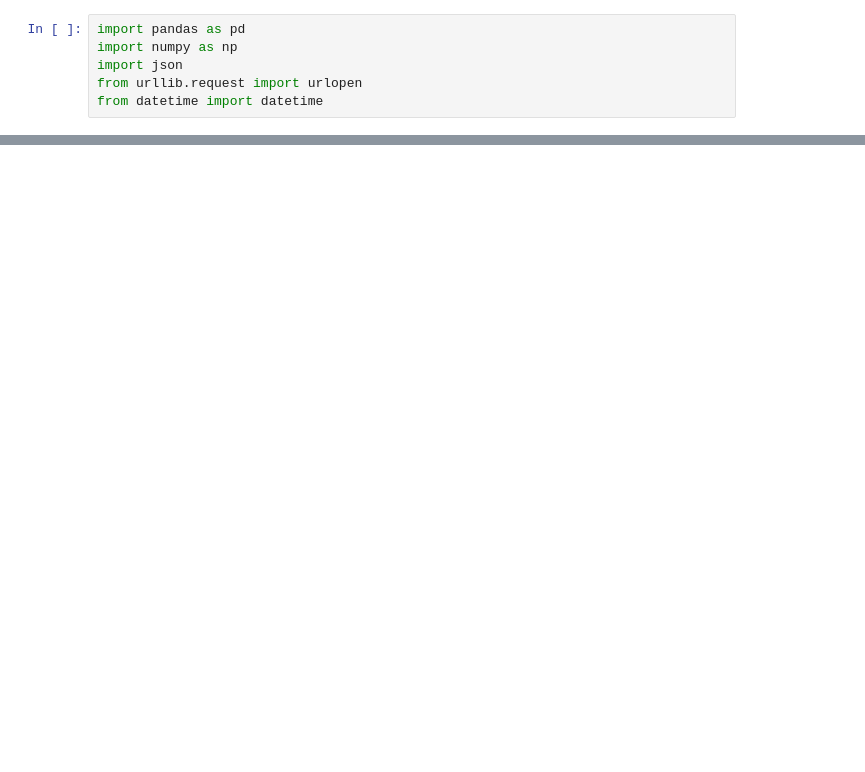
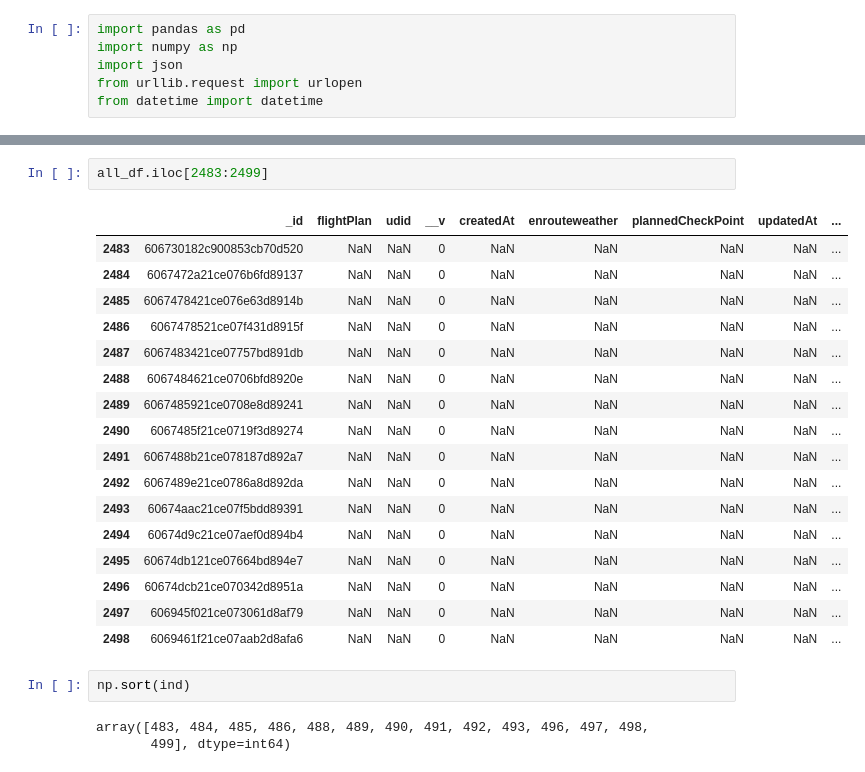
Before and after one commit to peajung/data_extraction, a Jupyter notebook: data_extraction.ipynb, the cells around one changed output, grey strips where cells are left out. Drawn from its saved outputs; the diff is of its cells as text; blank space fills up the shorter version.

```diff
--- a/data_extraction.ipynb
+++ b/data_extraction.ipynb
@@ -64,0 +583,25 @@ fuel_report_df.to_csv('etl_data_20211101_20211231.csv')
+# %%
+all_df.iloc[2483:2499]
+# %% [output]
+|  | _id | flightPlan | udid | __v | createdAt | enrouteweather | plannedCheckPoint | updatedAt | ... |
+| 2483 | 606730182c900853cb70d520 | NaN | NaN | 0 | NaN | NaN | NaN | NaN | ... |
+| 2484 | 6067472a21ce076b6fd89137 | NaN | NaN | 0 | NaN | NaN | NaN | NaN | ... |
+| 2485 | 6067478421ce076e63d8914b | NaN | NaN | 0 | NaN | NaN | NaN | NaN | ... |
+| 2486 | 6067478521ce07f431d8915f | NaN | NaN | 0 | NaN | NaN | NaN | NaN | ... |
+| 2487 | 6067483421ce07757bd891db | NaN | NaN | 0 | NaN | NaN | NaN | NaN | ... |
+| 2488 | 6067484621ce0706bfd8920e | NaN | NaN | 0 | NaN | NaN | NaN | NaN | ... |
+| 2489 | 6067485921ce0708e8d89241 | NaN | NaN | 0 | NaN | NaN | NaN | NaN | ... |
+| 2490 | 6067485f21ce0719f3d89274 | NaN | NaN | 0 | NaN | NaN | NaN | NaN | ... |
+| 2491 | 6067488b21ce078187d892a7 | NaN | NaN | 0 | NaN | NaN | NaN | NaN | ... |
+| 2492 | 6067489e21ce0786a8d892da | NaN | NaN | 0 | NaN | NaN | NaN | NaN | ... |
+| 2493 | 60674aac21ce07f5bdd89391 | NaN | NaN | 0 | NaN | NaN | NaN | NaN | ... |
+| 2494 | 60674d9c21ce07aef0d894b4 | NaN | NaN | 0 | NaN | NaN | NaN | NaN | ... |
+| 2495 | 60674db121ce07664bd894e7 | NaN | NaN | 0 | NaN | NaN | NaN | NaN | ... |
+| 2496 | 60674dcb21ce070342d8951a | NaN | NaN | 0 | NaN | NaN | NaN | NaN | ... |
+| 2497 | 606945f021ce073061d8af79 | NaN | NaN | 0 | NaN | NaN | NaN | NaN | ... |
+| 2498 | 6069461f21ce07aab2d8afa6 | NaN | NaN | 0 | NaN | NaN | NaN | NaN | ... |
+# %%
+np.sort(ind)
+# %% [output]
+array([483, 484, 485, 486, 488, 489, 490, 491, 492, 493, 496, 497, 498,
+       499], dtype=int64)
```
Also changed, not shown: parts of 14 cells of this notebook.
